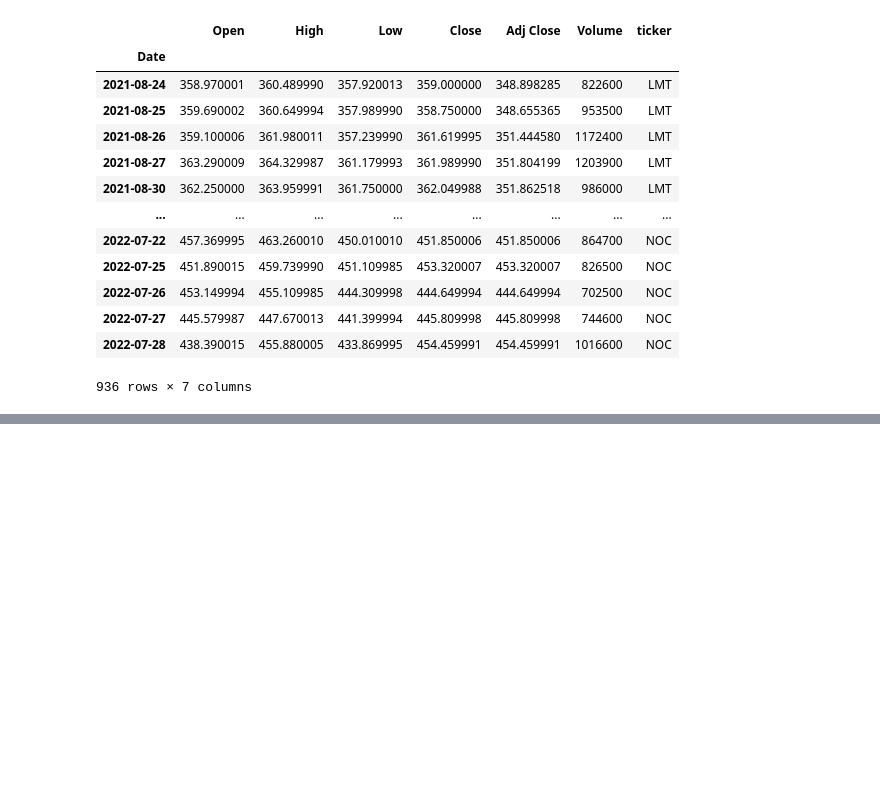
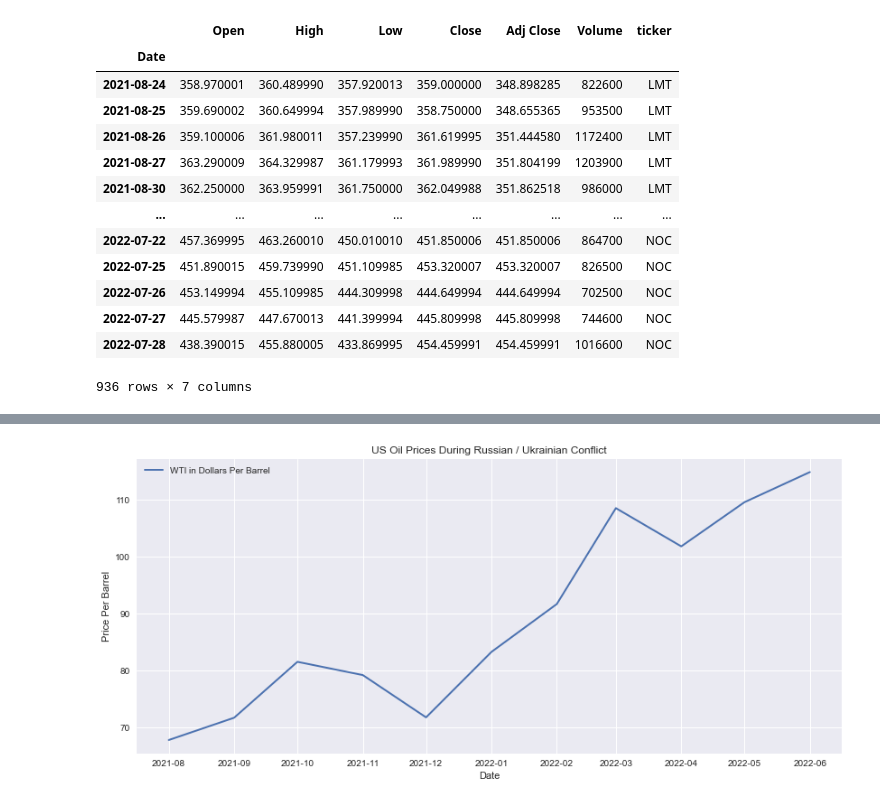
Before and after one commit to lrb924/Collateral_Damage, a Jupyter notebook: darius.ipynb, the cells around one changed output, grey strips where cells are left out. Cells and saved outputs as stored; diff of their text form; code cells hidden in the pictures; blank space fills up the shorter version.

Commit message:
Cleaned and vizualized oil price data

```diff
--- a/darius.ipynb
+++ b/darius.ipynb
@@ -82,0 +95,9 @@ weapons_rusua_df.to_csv("weapons_rusua.csv")
+# %%
+# Change "Month" column to datetime object
+crude_df["Month"]=pd.to_datetime(crude_df["Month"])
+# %%
+# Set "Month" as the index
+crude_df.set_index("Month", inplace=True)
+# %%
+# Create Data Frame for oil prices during the Russian / Ukrainian Conflict
+rus_ua_oil = crude_df.iloc[0:11,:]
@@ -82,0 +107,28 @@ weapons_rusua_df.to_csv("weapons_rusua.csv")
+# %%
+## function to graph data
+
+def plot_graph(df, title:str, y_label: str):
+
+        ## graphing the data
+
+    cols =[col for col in df.columns]
+
+    fig,ax = plt.subplots(1,1, figsize = (14,6))
+    plt.style.use('seaborn')
+
+    for c in cols:
+        ax.plot(c, linewidth=2, data=df)
+        ax.set_title(title)
+        plt.xlabel('Date')
+        plt.ylabel(y_label)
+
+        handles,labels = ax.get_legend_handles_labels()
+        ax.legend(handles, labels, loc='upper left', prop = {"size":10})
+
+    plt.show()
+# %%
+# Plot the data
+
+plot_graph(rus_ua_oil, title="US Oil Prices During Russian / Ukrainian Conflict", y_label="Price Per Barrel")
+# %% [output]
+[figure, added]
```
Also changed, not shown: parts of 5 cells of this notebook, 2 other files.
